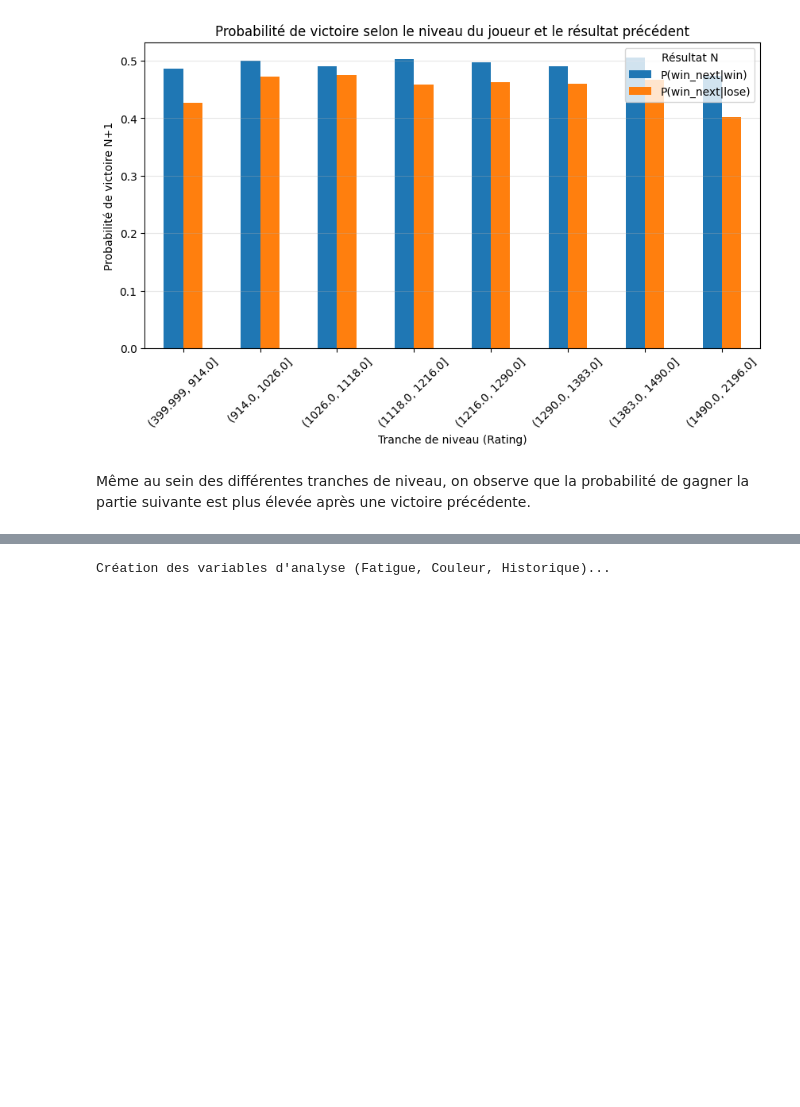
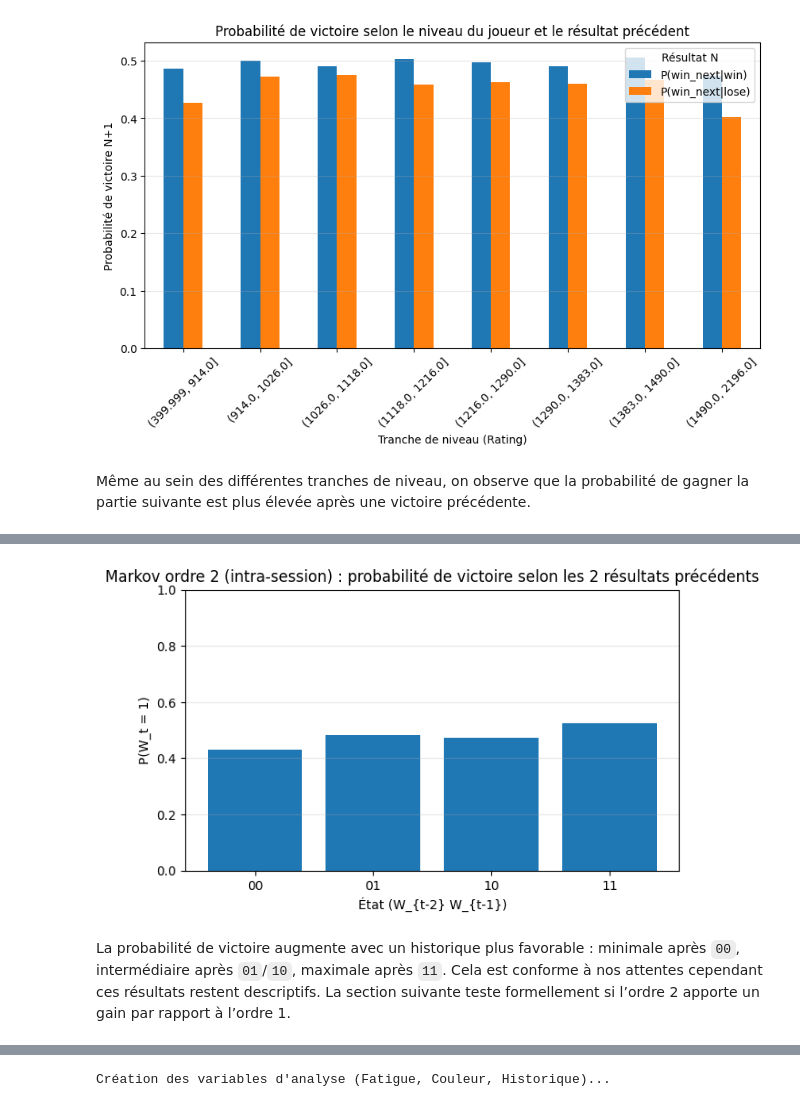
Before and after one commit to tristanTRT/Projet-info-2A, a Jupyter notebook: Scripts_analyse_data/Analyse_data.ipynb, the cells around one changed output, grey strips where cells are left out. Drawn from its saved outputs; the diff is of its cells as text; code cells hidden in the pictures; blank space fills up the shorter version.

Commit message:
Reprise sessions + Markov

```diff
--- a/Scripts_analyse_data/Analyse_data.ipynb
+++ b/Scripts_analyse_data/Analyse_data.ipynb
@@ -390,0 +547,17 @@ Même au sein des différentes tranches de niveau, on observe que la probabilit
+# %%
+# Sécurité : tri cohérent
+df_all = df_all.sort_values(["user_id", "date"]).reset_index(drop=True)
+
+# On conserve uniquement les parties appartenant à des sessions (définies en II)
+# et on travaille intra-session en groupant par (user_id, session_id).
+df_intra = df_all.dropna(subset=["session_id"]).copy()
+
+# Construction des lags DANS chaque session
+df_intra["win_lag1"] = df_intra.groupby(["user_id", "session_id"])["win"].shift(1)
+df_intra["win_lag2"] = df_intra.groupby(["user_id", "session_id"])["win"].shift(2)
+
+# Dataset Markov intra-session : on garde les lignes où lag1 & lag2 existent
+df_mk_sess = df_intra.dropna(subset=["win_lag1", "win_lag2", "win"]).copy()
+df_mk_sess[["win_lag1", "win_lag2"]] = df_mk_sess[["win_lag1", "win_lag2"]].astype(int)
+
+print(f"Nombre d'observations Markov intra-session (lags définis) : {len(df_mk_sess)}")
@@ -390,0 +582,8 @@ Même au sein des différentes tranches de niveau, on observe que la probabilit
+# %%
+df_mk_sess["state2"] = df_mk_sess["win_lag2"].astype(str) + df_mk_sess["win_lag1"].astype(str)
+
+p_state2 = df_mk_sess.groupby("state2")["win"].mean().reindex(["00", "01", "10", "11"])
+n_state2 = df_mk_sess["state2"].value_counts().reindex(["00", "01", "10", "11"])
+
+markov_table = pd.DataFrame({"P(win | state)": p_state2, "n": n_state2})
+markov_table
@@ -390,0 +597,13 @@ Même au sein des différentes tranches de niveau, on observe que la probabilit
+# %%
+plt.figure(figsize=(7, 4))
+plt.bar(p_state2.index, p_state2.values)
+plt.ylim(0, 1)
+plt.xlabel("État (W_{t-2} W_{t-1})")
+plt.ylabel("P(W_t = 1)")
+plt.title("Markov ordre 2 (intra-session) : probabilité de victoire selon les 2 résultats précédents")
+plt.grid(axis="y", alpha=0.3)
+plt.show()
+# %% [output]
+[figure, added]
+# %% [markdown]
+La probabilité de victoire augmente avec un historique plus favorable : minimale après `00`, intermédiaire après `01`/`10`, maximale après `11`. Cela est conforme à nos attentes cependant ces résultats restent descriptifs. La section suivante teste formellement si l’ordre 2 apporte un gain par rapport à l’ordre 1.
```
Also changed, not shown: parts of 29 cells of this notebook.
